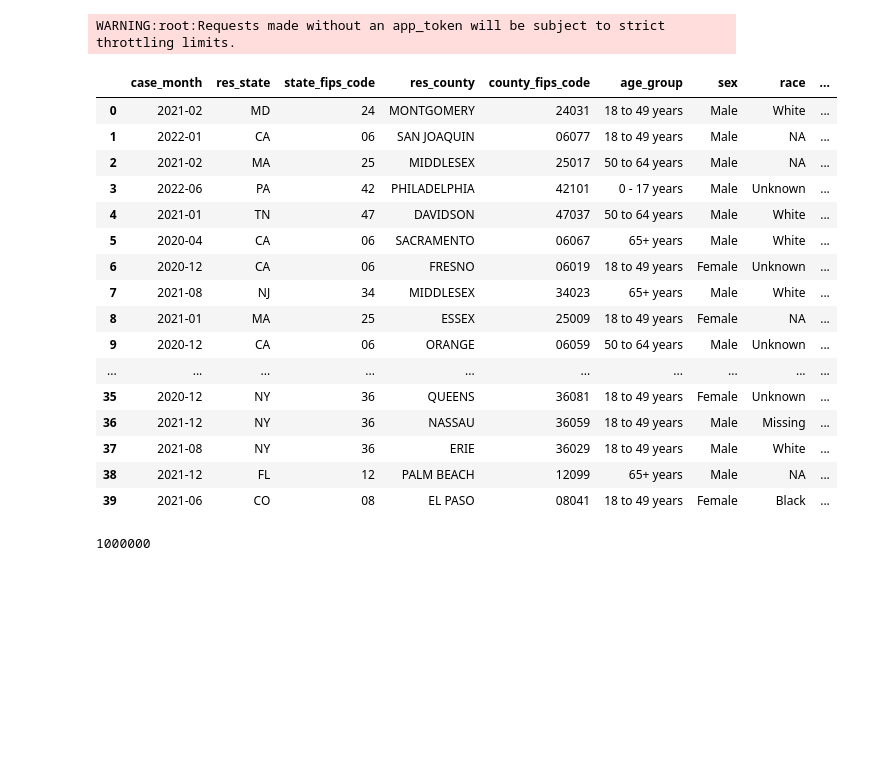
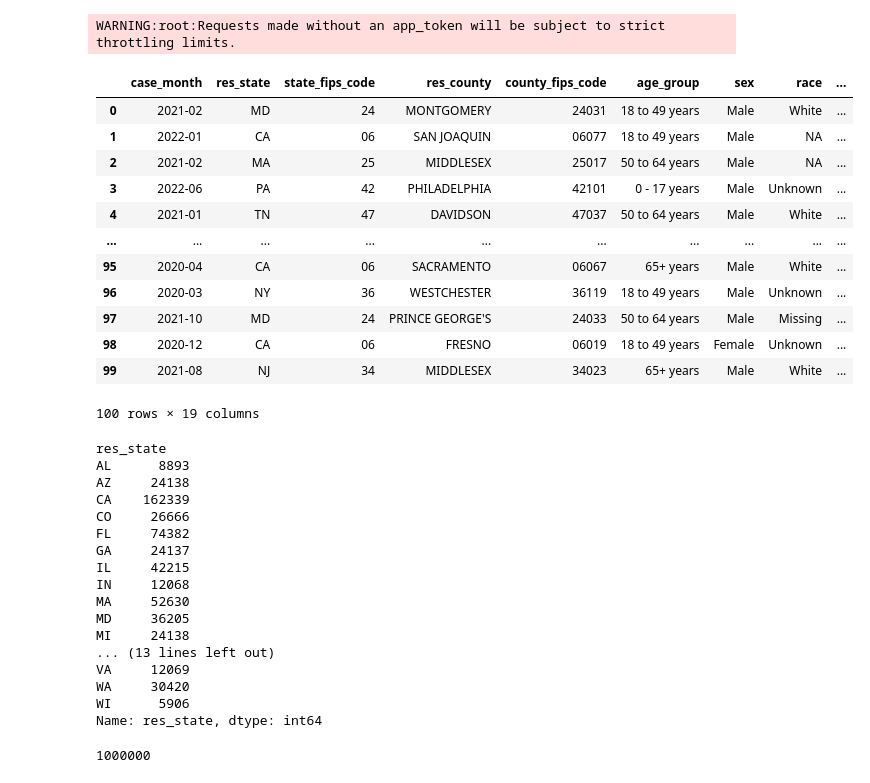
Before and after one commit to crebello711/Project_2, a Jupyter notebook: Joint_Notebook.ipynb, the cells around one changed output. Saved outputs shown, nothing was run; the diff lists cells and outputs as text; code cells hidden in the pictures; blank space fills up the shorter version.

```diff
--- a/Joint_Notebook.ipynb
+++ b/Joint_Notebook.ipynb
@@ -22,28 +23,43 @@ WARNING:root:Requests made without an app_token will be subject to strict thrott
 # %%
 # Make DataFrame
 response_df = pd.DataFrame.from_records(response)
-response_df.head(40)
+response_df.head(100)
 # %% [output]
 |  | case_month | res_state | state_fips_code | res_county | county_fips_code | age_group | sex | race | ... |
 | 0 | 2021-02 | MD | 24 | MONTGOMERY | 24031 | 18 to 49 years | Male | White | ... |
 | 1 | 2022-01 | CA | 06 | SAN JOAQUIN | 06077 | 18 to 49 years | Male | NA | ... |
 | 2 | 2021-02 | MA | 25 | MIDDLESEX | 25017 | 50 to 64 years | Male | NA | ... |
 | 3 | 2022-06 | PA | 42 | PHILADELPHIA | 42101 | 0 - 17 years | Male | Unknown | ... |
 | 4 | 2021-01 | TN | 47 | DAVIDSON | 47037 | 50 to 64 years | Male | White | ... |
-| 5 | 2020-04 | CA | 06 | SACRAMENTO | 06067 | 65+ years | Male | White | ... |
-| 6 | 2020-12 | CA | 06 | FRESNO | 06019 | 18 to 49 years | Female | Unknown | ... |
-| 7 | 2021-08 | NJ | 34 | MIDDLESEX | 34023 | 65+ years | Male | White | ... |
-| 8 | 2021-01 | MA | 25 | ESSEX | 25009 | 18 to 49 years | Female | NA | ... |
-| 9 | 2020-12 | CA | 06 | ORANGE | 06059 | 50 to 64 years | Male | Unknown | ... |
 | ... | ... | ... | ... | ... | ... | ... | ... | ... | ... |
-| 35 | 2020-12 | NY | 36 | QUEENS | 36081 | 18 to 49 years | Female | Unknown | ... |
-| 36 | 2021-12 | NY | 36 | NASSAU | 36059 | 18 to 49 years | Male | Missing | ... |
-| 37 | 2021-08 | NY | 36 | ERIE | 36029 | 18 to 49 years | Male | White | ... |
-| 38 | 2021-12 | FL | 12 | PALM BEACH | 12099 | 65+ years | Male | NA | ... |
-| 39 | 2021-06 | CO | 08 | EL PASO | 08041 | 18 to 49 years | Female | Black | ... |
+| 95 | 2020-04 | CA | 06 | SACRAMENTO | 06067 | 65+ years | Male | White | ... |
+| 96 | 2020-03 | NY | 36 | WESTCHESTER | 36119 | 18 to 49 years | Male | Unknown | ... |
+| 97 | 2021-10 | MD | 24 | PRINCE GEORGE'S | 24033 | 50 to 64 years | Male | Missing | ... |
+| 98 | 2020-12 | CA | 06 | FRESNO | 06019 | 18 to 49 years | Female | Unknown | ... |
+| 99 | 2021-08 | NJ | 34 | MIDDLESEX | 34023 | 65+ years | Male | White | ... |
+100 rows × 19 columns
 # %%
 # Create variable
 case_count_by_state = response_df["res_state"].groupby(response_df["res_state"]).count()
+case_count_by_state
+# %% [output]
+res_state
+AL      8893
+AZ     24138
+CA    162339
+CO     26666
+FL     74382
+GA     24137
+IL     42215
+IN     12068
+MA     52630
+MD     36205
+MI     24138
+... (13 lines left out)
+VA     12069
+WA     30420
+WI      5906
+Name: res_state, dtype: int64
 # %%
 # Sanity check
 total_cases = case_count_by_state.sum()
```
Also changed, not shown: parts of 8 cells of this notebook, 4 other files.
